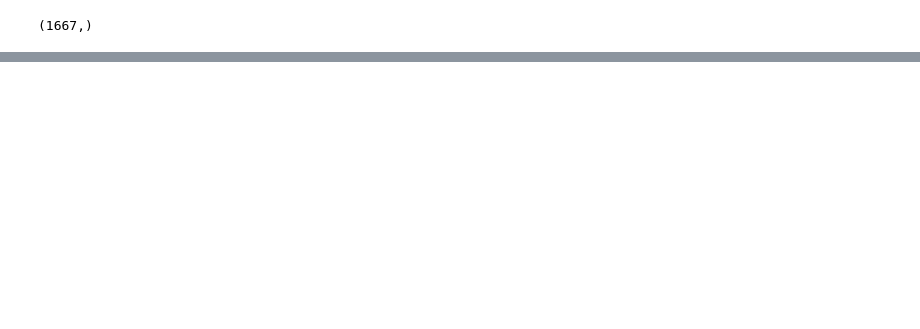
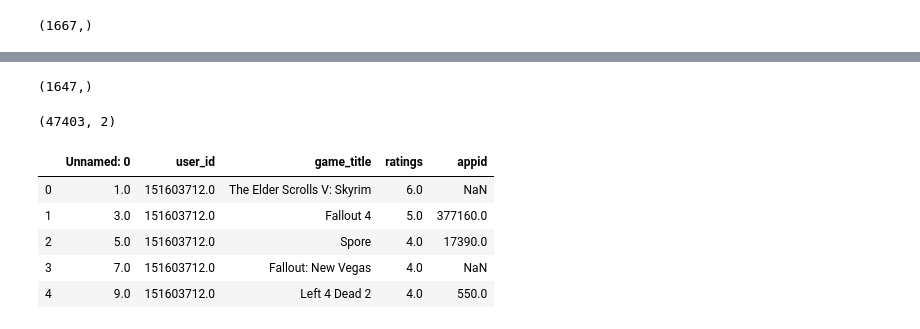
Before and after one commit to anFatum/steam-recommender, a Jupyter notebook: get_game_id.ipynb, the cells around one changed output, grey strips where cells are left out. Drawn from its saved outputs; the diff is of its cells as text; code cells hidden in the pictures; blank space fills up the shorter version.

```diff
--- a/get_game_id.ipynb
+++ b/get_game_id.ipynb
@@ -69,15 +69,19 @@ new_data.loc[new_data.game_title == 'The Elder Scrolls V Skyrim', 'game_title']
 new_data.loc[new_data.game_title == 'Fallout New Vegas', 'game_title'] = 'Fallout: New Vegas'
 new_data.loc[new_data.game_title == 'Dead Island Epidemic', 'game_title'] = 'Dead Island: Epidemic'
 # %%
-leftover = unique_games[~np.in1d(unique_games,games_df.name)].shape
+leftover = unique_games[~np.in1d(unique_games,games_df.name)]
 for game in leftover:
     matches = []
-    for steam_game in games_df.name:
+    for steam_game in games_df.name.values:
         ratio = fuzz.ratio(game.lower(), steam_game.lower())
         if ratio >= 60:
             matches.append((steam_game, ratio))
     match_tuple = sorted(matches, key=lambda x: x[1])[::-1]
-    match = match_tuple[0][0]
+    try:
+        match = match_tuple[0][0]
+    except IndexError:
+        print(f'No match for {game}')
+        continue
     print(f'Replacing {game}: to {match}')
     new_data.loc[new_data.game_title == game, 'game_title'] = match
 # %% [output]
@@ -84,0 +105,5 @@ AttributeError: 'int' object has no attribute 'lower'
+# %%
+missed_games = new_data[new_data.appid.isna()].game_title.unique()
+missed_games.shape
+# %% [output]
+(1647,)
@@ -84,0 +113,13 @@ AttributeError: 'int' object has no attribute 'lower'
+# %%
+new_data[new_data.appid.isnull()].loc[:, ['appid', 'game_title']].shape
+# %% [output]
+(47403, 2)
+# %%
+new_data.head()
+# %% [output]
+|  | Unnamed: 0 | user_id | game_title | ratings | appid |
+| 0 | 1.0 | 151603712.0 | The Elder Scrolls V: Skyrim | 6.0 | NaN |
+| 1 | 3.0 | 151603712.0 | Fallout 4 | 5.0 | 377160.0 |
+| 2 | 5.0 | 151603712.0 | Spore | 4.0 | 17390.0 |
+| 3 | 7.0 | 151603712.0 | Fallout: New Vegas | 4.0 | NaN |
+| 4 | 9.0 | 151603712.0 | Left 4 Dead 2 | 4.0 | 550.0 |
```
Also changed, not shown: parts of 19 cells of this notebook, 7 other files.
